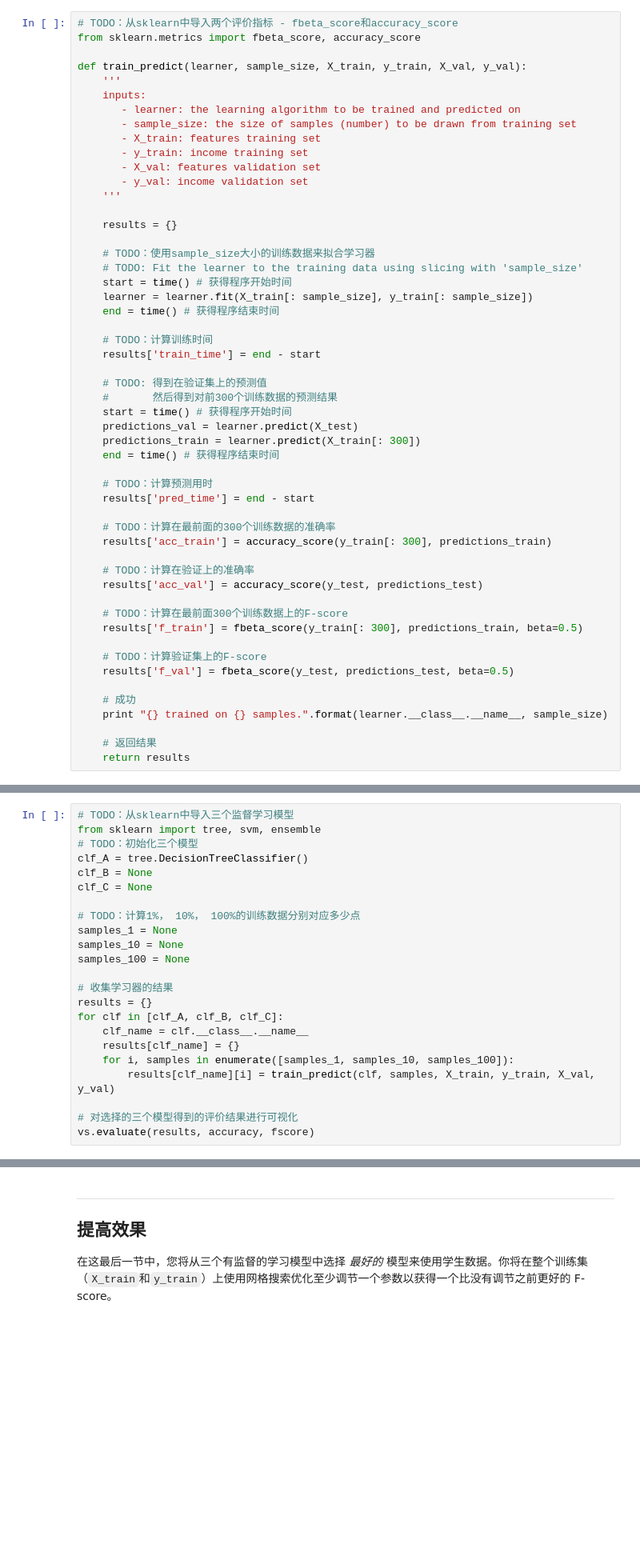
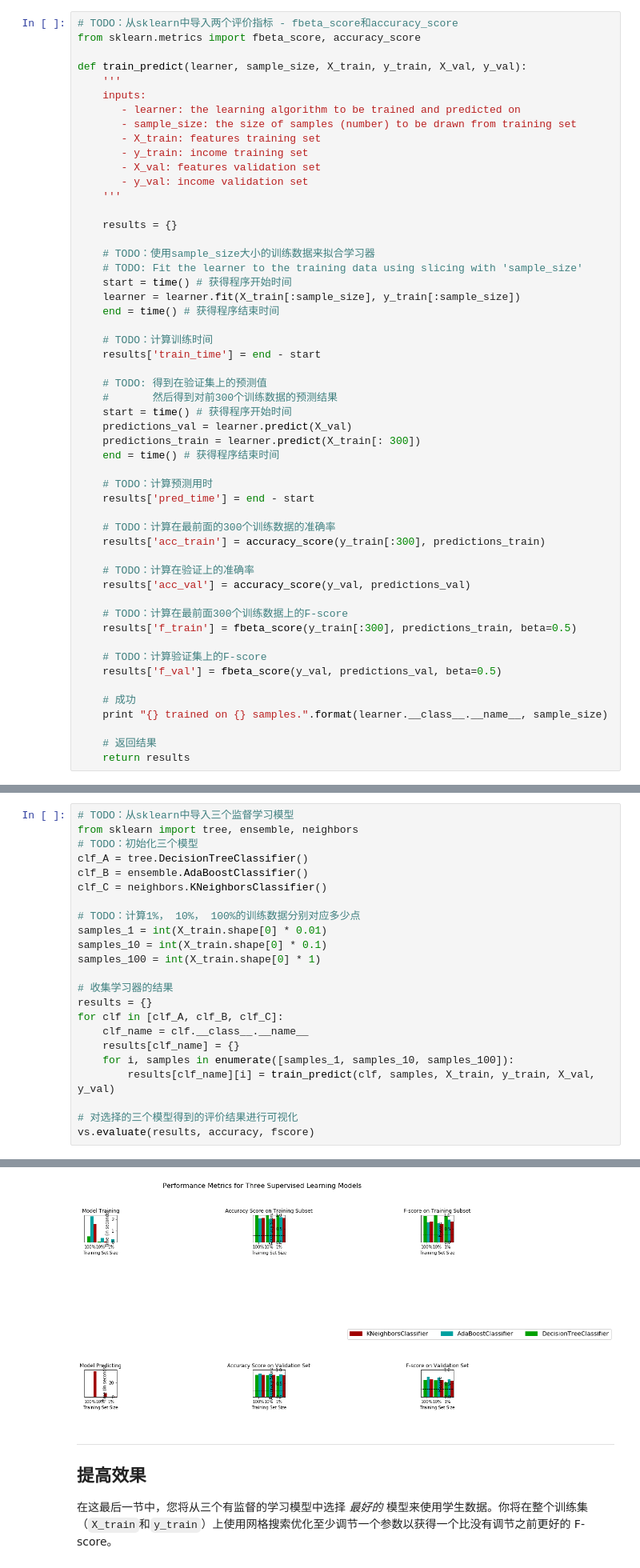
Before and after one commit to lorch/udacity_machine_learning, a Jupyter notebook: finding_donors/finding_donors.ipynb, the cells around one changed output, grey strips where cells are left out. Shown at 80% size. Cells and saved outputs as stored; diff of their text form; blank space fills up the shorter version.

```diff
--- a/finding_donors/finding_donors.ipynb
+++ b/finding_donors/finding_donors.ipynb
@@ -341,7 +353,7 @@ def train_predict(learner, sample_size, X_train, y_train, X_val, y_val):
     # TODO：使用sample_size大小的训练数据来拟合学习器
     # TODO: Fit the learner to the training data using slicing with 'sample_size'
     start = time() # 获得程序开始时间
-    learner = learner.fit(X_train[: sample_size], y_train[: sample_size])
+    learner = learner.fit(X_train[:sample_size], y_train[:sample_size])
     end = time() # 获得程序结束时间
 
     # TODO：计算训练时间
@@ -350,7 +362,7 @@ def train_predict(learner, sample_size, X_train, y_train, X_val, y_val):
     # TODO: 得到在验证集上的预测值
     #       然后得到对前300个训练数据的预测结果
     start = time() # 获得程序开始时间
-    predictions_val = learner.predict(X_test)
+    predictions_val = learner.predict(X_val)
     predictions_train = learner.predict(X_train[: 300])
     end = time() # 获得程序结束时间
 
@@ -358,16 +370,16 @@ def train_predict(learner, sample_size, X_train, y_train, X_val, y_val):
     results['pred_time'] = end - start
 
     # TODO：计算在最前面的300个训练数据的准确率
-    results['acc_train'] = accuracy_score(y_train[: 300], predictions_train)
+    results['acc_train'] = accuracy_score(y_train[:300], predictions_train)
 
     # TODO：计算在验证上的准确率
-    results['acc_val'] = accuracy_score(y_test, predictions_test)
+    results['acc_val'] = accuracy_score(y_val, predictions_val)
 
     # TODO：计算在最前面300个训练数据上的F-score
-    results['f_train'] = fbeta_score(y_train[: 300], predictions_train, beta=0.5)
+    results['f_train'] = fbeta_score(y_train[:300], predictions_train, beta=0.5)
 
     # TODO：计算验证集上的F-score
-    results['f_val'] = fbeta_score(y_test, predictions_test, beta=0.5)
+    results['f_val'] = fbeta_score(y_val, predictions_val, beta=0.5)
 
     # 成功
     print "{} trained on {} samples.".format(learner.__class__.__name__, sample_size)
@@ -386,16 +398,16 @@ def train_predict(learner, sample_size, X_train, y_train, X_val, y_val):
 **注意：**取决于你选择的算法，下面实现的代码可能需要一些时间来运行！
 # %%
 # TODO：从sklearn中导入三个监督学习模型
-from sklearn import tree, svm, ensemble
+from sklearn import tree, ensemble, neighbors
 # TODO：初始化三个模型
 clf_A = tree.DecisionTreeClassifier()
-clf_B = None
-clf_C = None
+clf_B = ensemble.AdaBoostClassifier()
+clf_C = neighbors.KNeighborsClassifier()
 
 # TODO：计算1%， 10%， 100%的训练数据分别对应多少点
-samples_1 = None
-samples_10 = None
-samples_100 = None
+samples_1 = int(X_train.shape[0] * 0.01)
+samples_10 = int(X_train.shape[0] * 0.1)
+samples_100 = int(X_train.shape[0] * 1)
 
 # 收集学习器的结果
 results = {}
@@ -407,3 +419,4 @@ for clf in [clf_A, clf_B, clf_C]:
 
 # 对选择的三个模型得到的评价结果进行可视化
 vs.evaluate(results, accuracy, fscore)
+# %% [output]
@@ -410,3 +432,4 @@ vs.evaluate(results, accuracy, fscore)
+[figure, added]
 # %% [markdown]
 ----
 ## 提高效果
```
Also changed, not shown: parts of 23 cells of this notebook, 1 other file.
